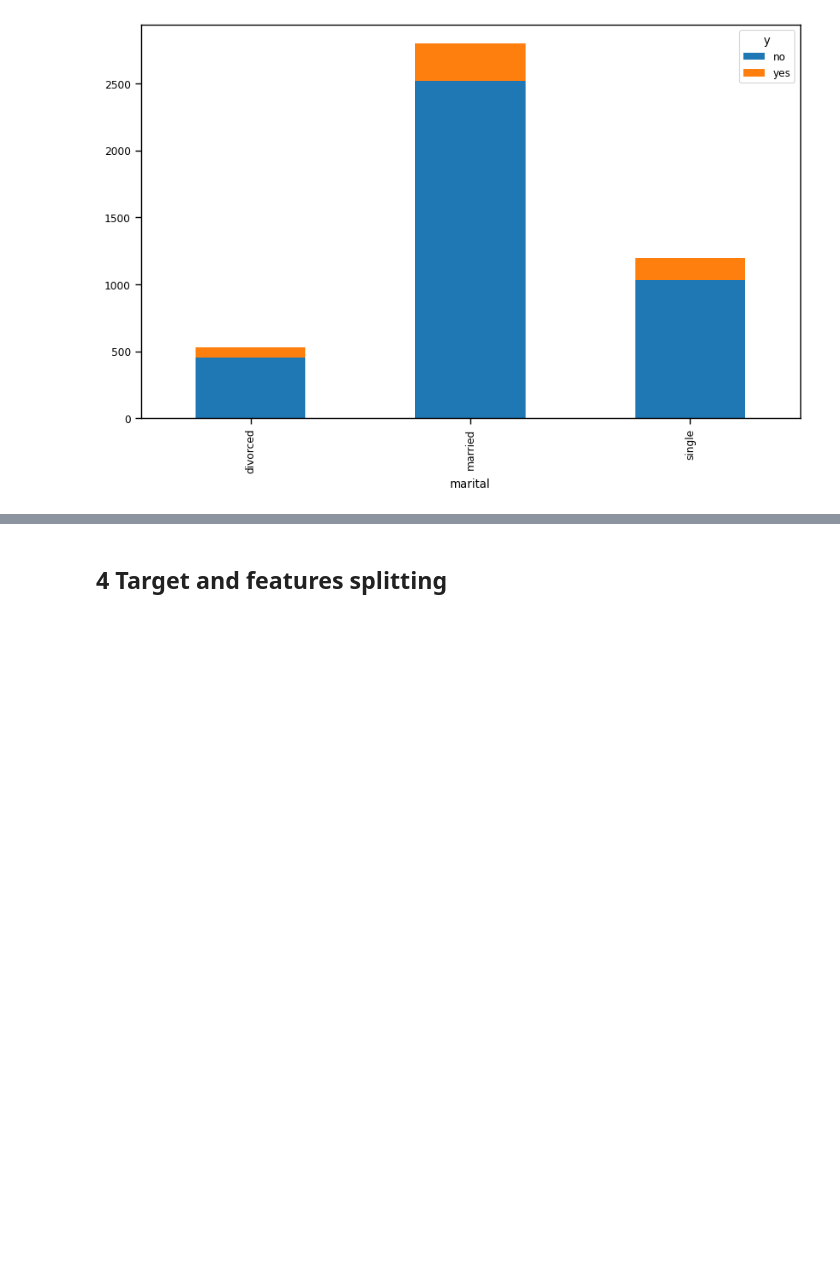
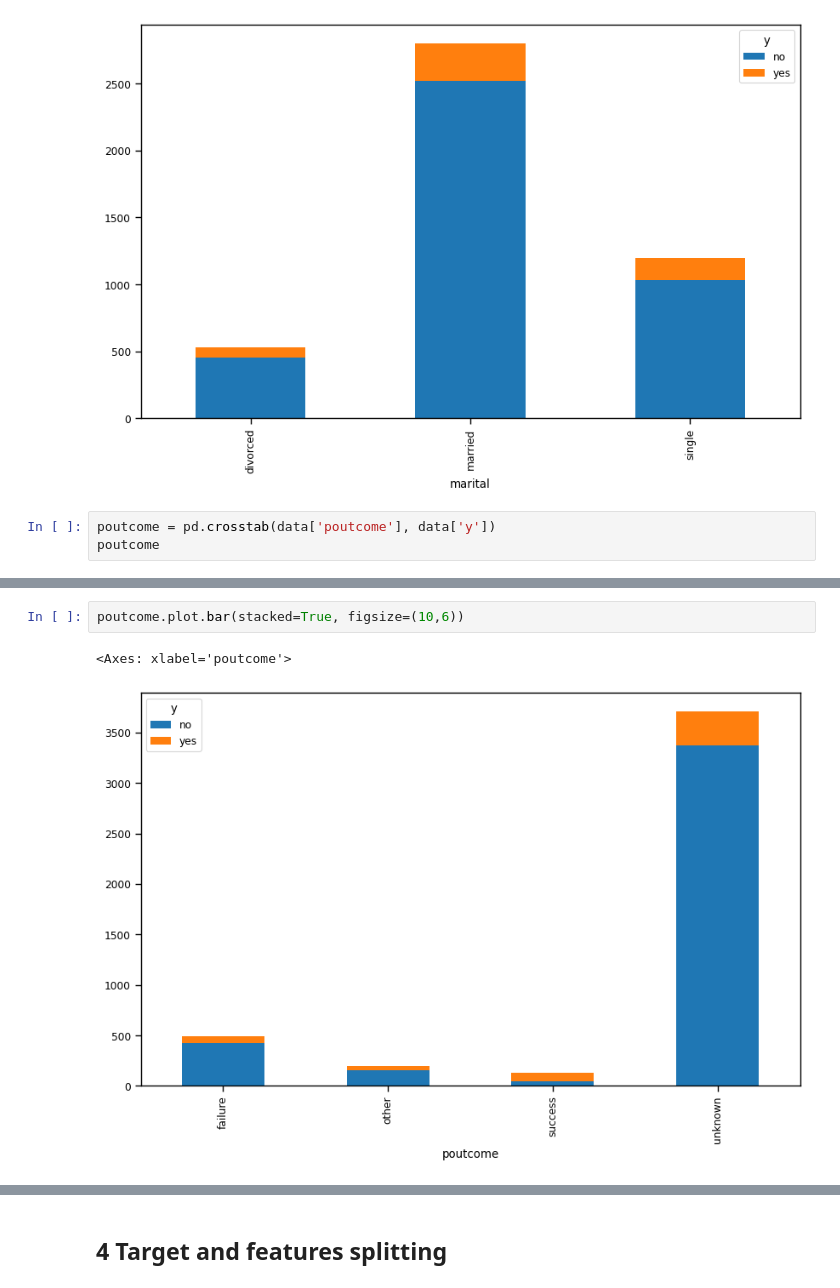
Before and after one commit to floyedmuchiri/Customer-Subscription-to-Bank-Term-Deposits, a Jupyter notebook: index.ipynb, the cells around one changed output, grey strips where cells are left out. Saved outputs shown, nothing was run; the diff lists cells and outputs as text; blank space fills up the shorter version.

```diff
--- a/index.ipynb
+++ b/index.ipynb
@@ -192,3 +192,6 @@ marital.plot.bar(stacked=True, figsize=(10, 6))
 # %% [output]
 <Axes: xlabel='marital'>
 [figure]
+# %%
+poutcome = pd.crosstab(data['poutcome'], data['y'])
+poutcome
@@ -194,0 +205,5 @@ marital.plot.bar(stacked=True, figsize=(10, 6))
+# %%
+poutcome.plot.bar(stacked=True, figsize=(10,6))
+# %% [output]
+<Axes: xlabel='poutcome'>
+[figure, added]
```
Also changed, not shown: parts of 7 cells of this notebook.
